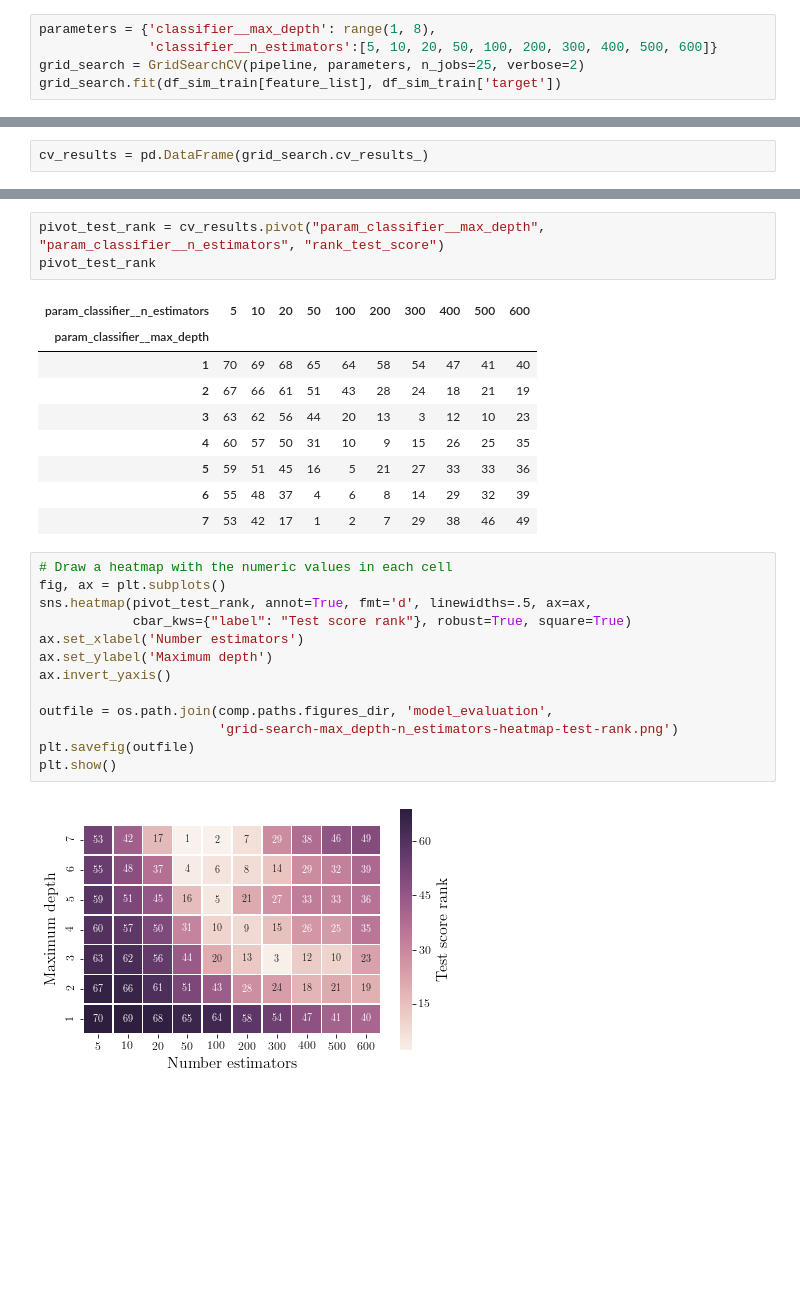
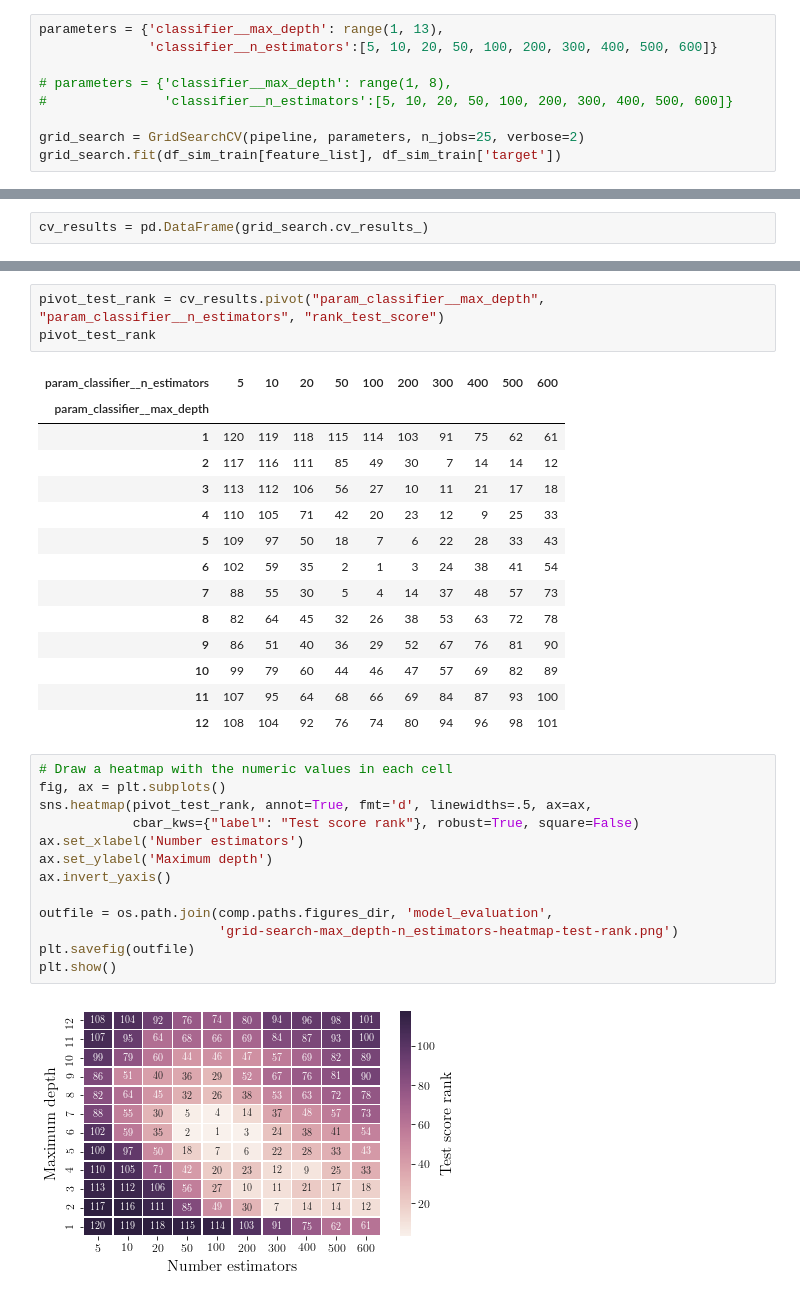
Before and after one commit to jrbourbeau/cr-composition, a Jupyter notebook: notebooks/grid-search-heatmap.ipynb, the cells around one changed output, grey strips where cells are left out. Saved outputs shown, nothing was run; the diff lists cells and outputs as text; blank space fills up the shorter version.

```diff
--- a/notebooks/grid-search-heatmap.ipynb
+++ b/notebooks/grid-search-heatmap.ipynb
@@ -44,8 +44,12 @@ pipeline.get_params().keys()
  'classifier__random_state',
  'classifier__init']
 # %%
-parameters = {'classifier__max_depth': range(1, 8),
+parameters = {'classifier__max_depth': range(1, 13),
               'classifier__n_estimators':[5, 10, 20, 50, 100, 200, 300, 400, 500, 600]}
+
+# parameters = {'classifier__max_depth': range(1, 8),
+#               'classifier__n_estimators':[5, 10, 20, 50, 100, 200, 300, 400, 500, 600]}
+
 grid_search = GridSearchCV(pipeline, parameters, n_jobs=25, verbose=2)
 grid_search.fit(df_sim_train[feature_list], df_sim_train['target'])
 # %% [output]
@@ -244,28 +248,33 @@ pivot_test_rank
 # %% [output]
 | param_classifier__n_estimators | 5 | 10 | 20 | 50 | 100 | 200 | 300 | 400 | 500 | 600 |
 | param_classifier__max_depth |  |  |  |  |  |  |  |  |  |  |
-| 1 | 70 | 69 | 68 | 65 | 64 | 58 | 54 | 47 | 41 | 40 |
-| 2 | 67 | 66 | 61 | 51 | 43 | 28 | 24 | 18 | 21 | 19 |
-| 3 | 63 | 62 | 56 | 44 | 20 | 13 | 3 | 12 | 10 | 23 |
-| 4 | 60 | 57 | 50 | 31 | 10 | 9 | 15 | 26 | 25 | 35 |
-| 5 | 59 | 51 | 45 | 16 | 5 | 21 | 27 | 33 | 33 | 36 |
-| 6 | 55 | 48 | 37 | 4 | 6 | 8 | 14 | 29 | 32 | 39 |
-| 7 | 53 | 42 | 17 | 1 | 2 | 7 | 29 | 38 | 46 | 49 |
+| 1 | 120 | 119 | 118 | 115 | 114 | 103 | 91 | 75 | 62 | 61 |
+| 2 | 117 | 116 | 111 | 85 | 49 | 30 | 7 | 14 | 14 | 12 |
+| 3 | 113 | 112 | 106 | 56 | 27 | 10 | 11 | 21 | 17 | 18 |
+| 4 | 110 | 105 | 71 | 42 | 20 | 23 | 12 | 9 | 25 | 33 |
+| 5 | 109 | 97 | 50 | 18 | 7 | 6 | 22 | 28 | 33 | 43 |
+| 6 | 102 | 59 | 35 | 2 | 1 | 3 | 24 | 38 | 41 | 54 |
+| 7 | 88 | 55 | 30 | 5 | 4 | 14 | 37 | 48 | 57 | 73 |
+| 8 | 82 | 64 | 45 | 32 | 26 | 38 | 53 | 63 | 72 | 78 |
+| 9 | 86 | 51 | 40 | 36 | 29 | 52 | 67 | 76 | 81 | 90 |
+| 10 | 99 | 79 | 60 | 44 | 46 | 47 | 57 | 69 | 82 | 89 |
+| 11 | 107 | 95 | 64 | 68 | 66 | 69 | 84 | 87 | 93 | 100 |
+| 12 | 108 | 104 | 92 | 76 | 74 | 80 | 94 | 96 | 98 | 101 |
 # %%
 # Draw a heatmap with the numeric values in each cell
 fig, ax = plt.subplots()
 sns.heatmap(pivot_test_rank, annot=True, fmt='d', linewidths=.5, ax=ax,
-            cbar_kws={"label": "Test score rank"}, robust=True, square=True)
+            cbar_kws={"label": "Test score rank"}, robust=True, square=False)
 ax.set_xlabel('Number estimators')
 ax.set_ylabel('Maximum depth')
 ax.invert_yaxis()
 
 outfile = os.path.join(comp.paths.figures_dir, 'model_evaluation',
                        'grid-search-max_depth-n_estimators-heatmap-test-rank.png')
 plt.savefig(outfile)
 plt.show()
 # %% [output]
-[figure, old version]
+[figure, new version]
 # %%
 pivot_fit_time = cv_results.pivot("param_classifier__max_depth", "param_classifier__n_estimators", "mean_fit_time")
 pivot_fit_time
```
Also changed, not shown: parts of 11 cells of this notebook, 20 other files.
